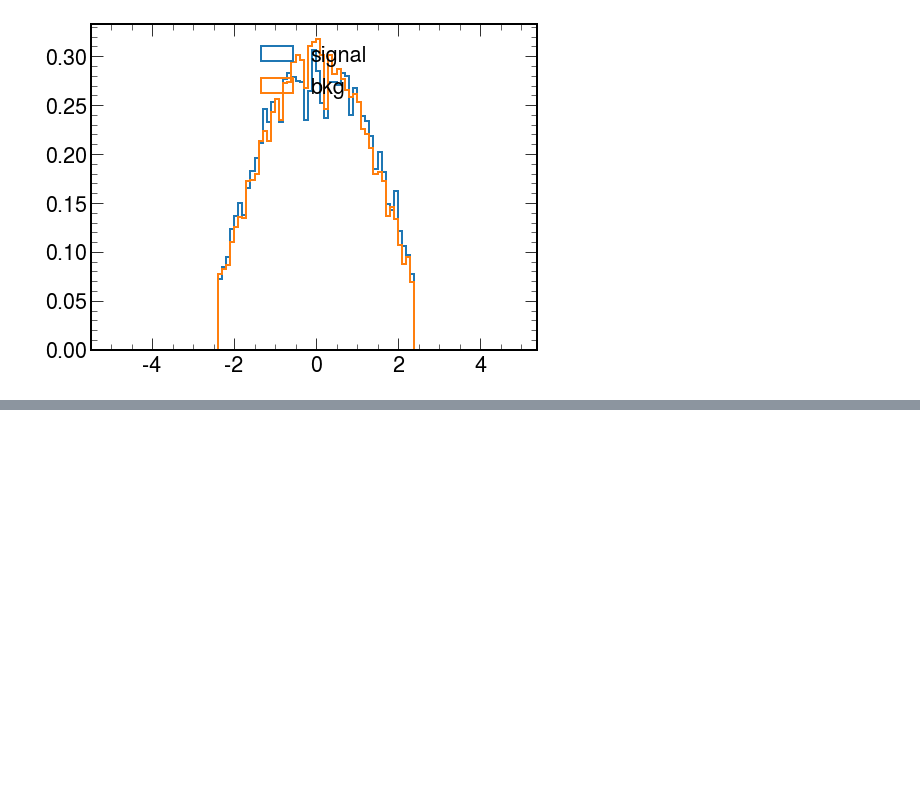
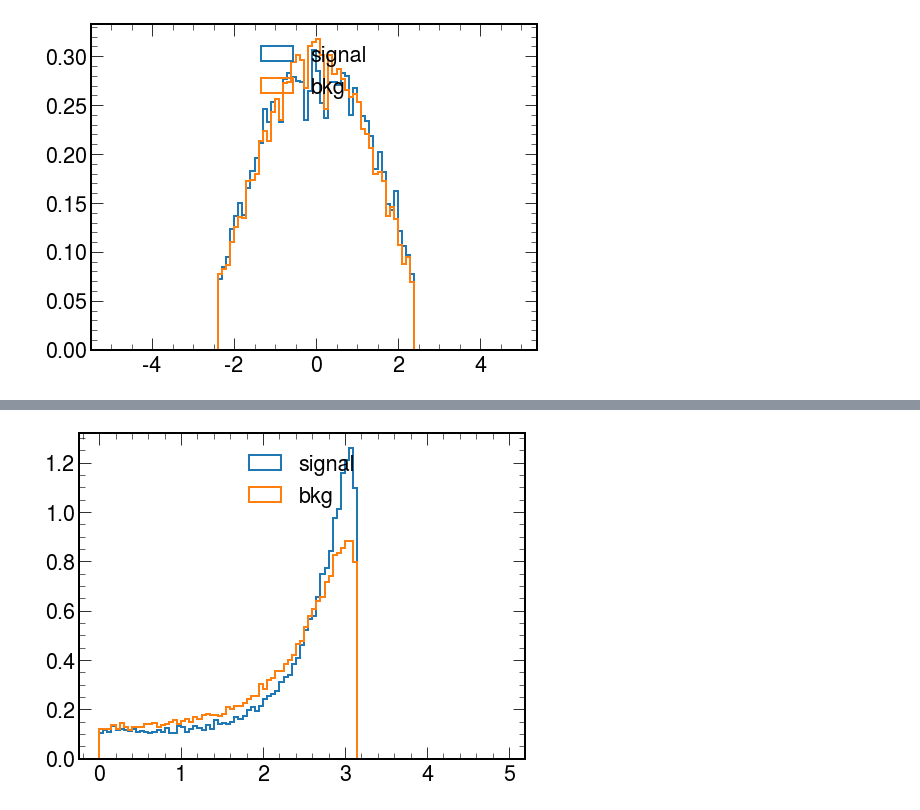
Before and after one commit to alaha999/AnalysisDatabase, a Jupyter notebook: VLLMVA/notebooks/Training2018_ttjets.ipynb, the cells around one changed output, grey strips where cells are left out. Drawn from its saved outputs; the diff is of its cells as text; code cells hidden in the pictures; blank space fills up the shorter version.

```diff
--- a/VLLMVA/notebooks/Training2018_ttjets.ipynb
+++ b/VLLMVA/notebooks/Training2018_ttjets.ipynb
@@ -391,0 +396,4 @@ plot('lep0_eta',100,-5,5)
+# %%
+plot('deltaPhi_metdijet',100,0,5)
+# %% [output]
+[figure, added]
```
Also changed, not shown: parts of 29 cells of this notebook.
